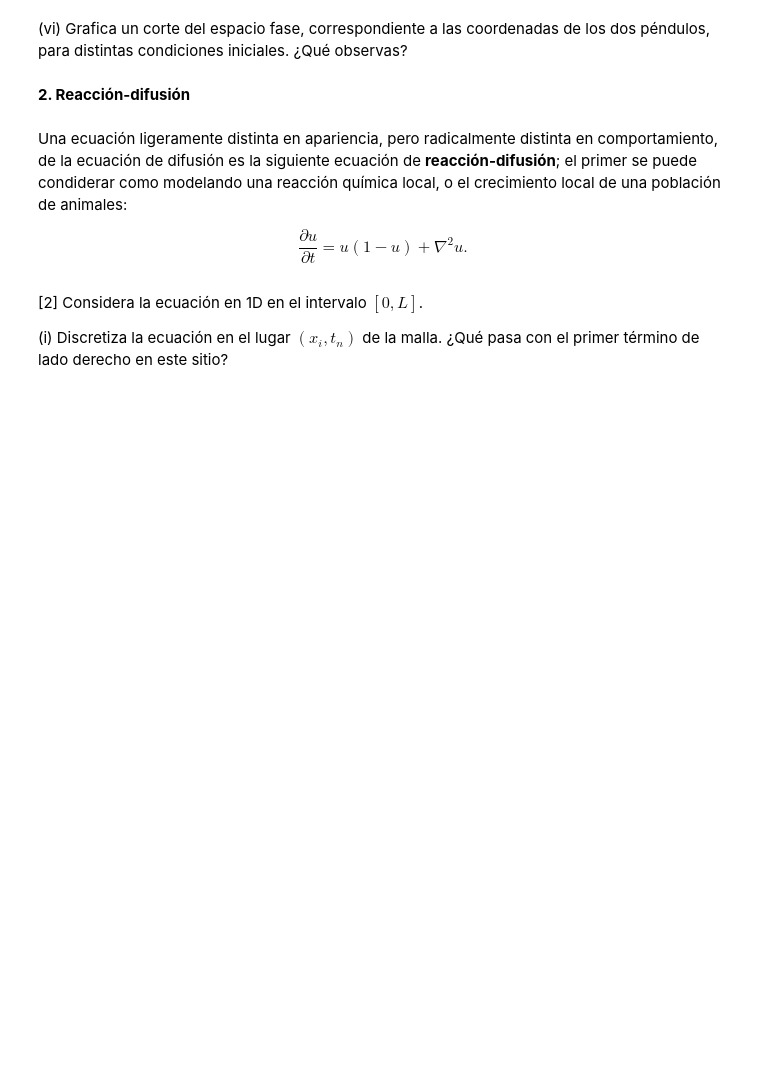
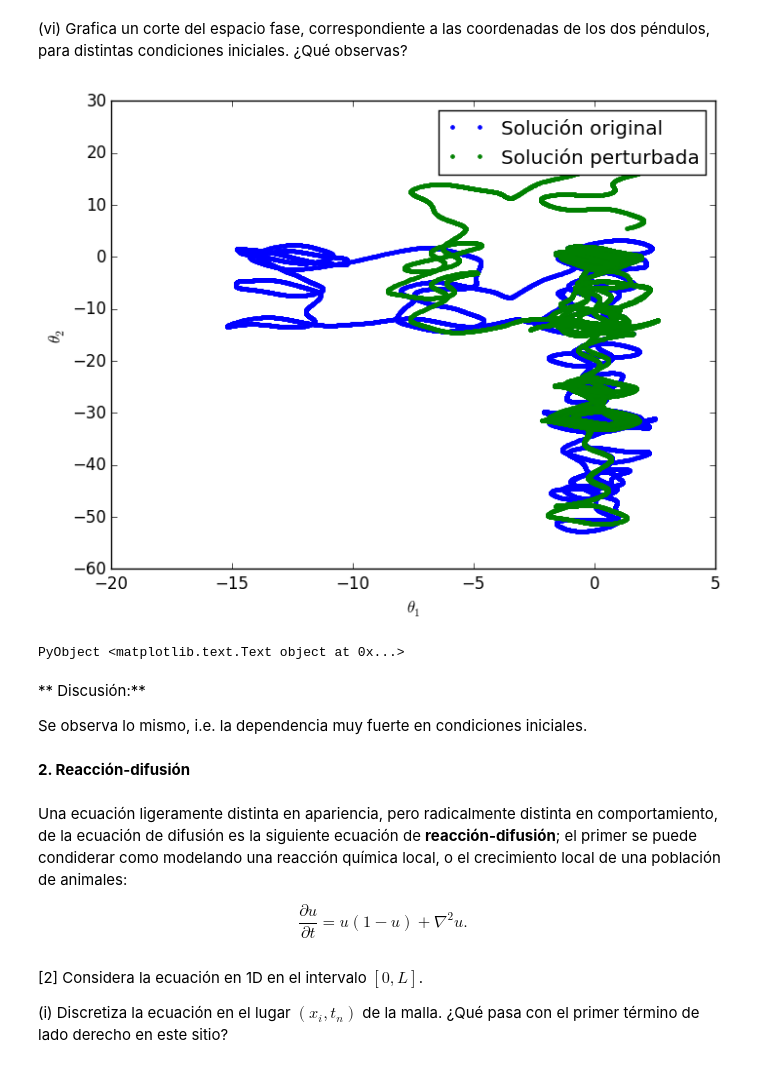
Before and after one commit to ivan-galinskiy/fisica_computacional, a Jupyter notebook: tareas/Tarea 08.ipynb, the cells around one changed output. Saved outputs shown, nothing was run; the diff lists cells and outputs as text; code cells hidden in the pictures; blank space fills up the shorter version.

```diff
--- a/tareas/Tarea 08.ipynb
+++ b/tareas/Tarea 08.ipynb
@@ -81,5 +109,18 @@ plot(tout, ys)
 # %% [markdown]
 (vi) Grafica un corte del espacio fase, correspondiente a las coordenadas de los dos péndulos, para distintas condiciones iniciales. ¿Qué observas?
+# %%
+plot([yout[i][1] for i in 1:length(yout)], [yout[i][2] for i in 1:length(yout)], ".", label="Solución original")
+plot([yout2[i][1] for i in 1:length(yout2)], [yout2[i][2] for i in 1:length(yout2)], ".", label="Solución perturbada")
+legend()
+xlabel(L"\theta_1")
+ylabel(L"\theta_2")
+# %% [output]
+[figure, added]
+PyObject <matplotlib.text.Text object at 0x...>
+# %% [markdown]
+** Discusión:**
+
+Se observa lo mismo, i.e. la dependencia muy fuerte en condiciones iniciales.
 # %% [markdown]
 **2. Reacción-difusión**
 # %% [markdown]
```
Also changed, not shown: parts of 4 cells of this notebook.
